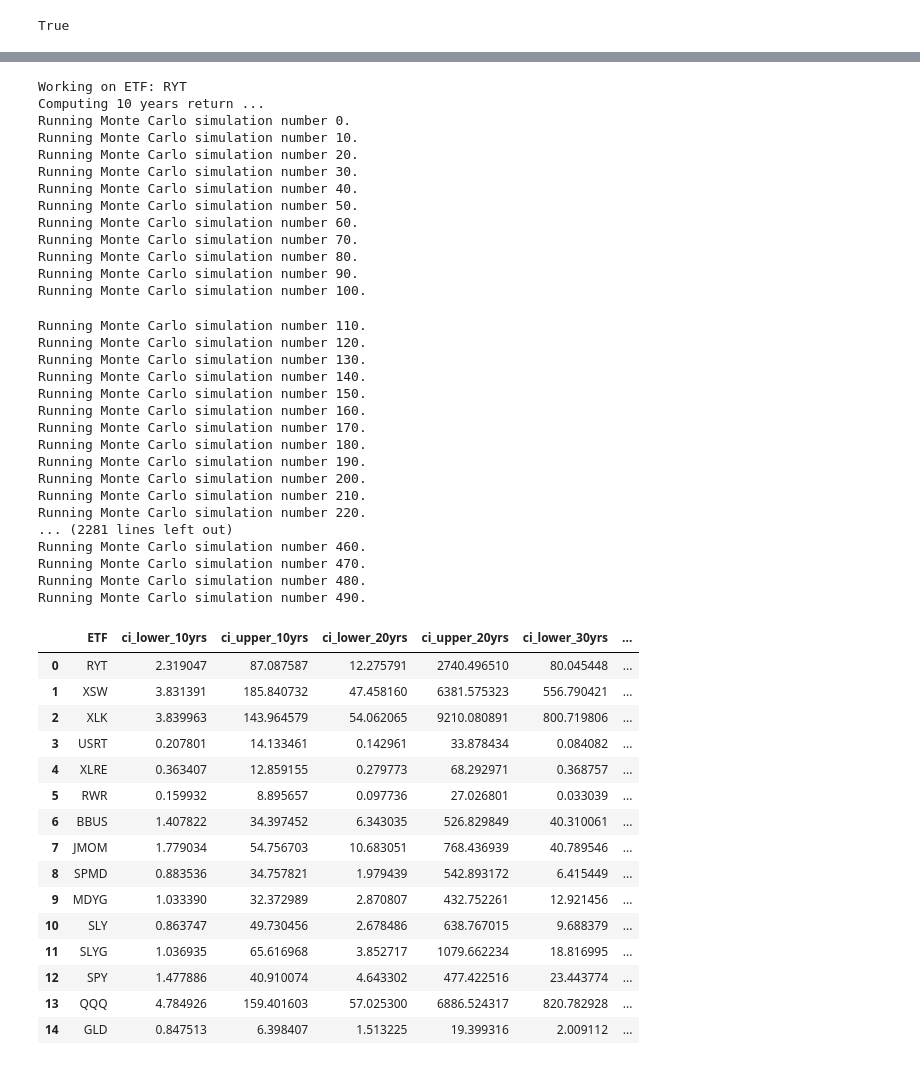
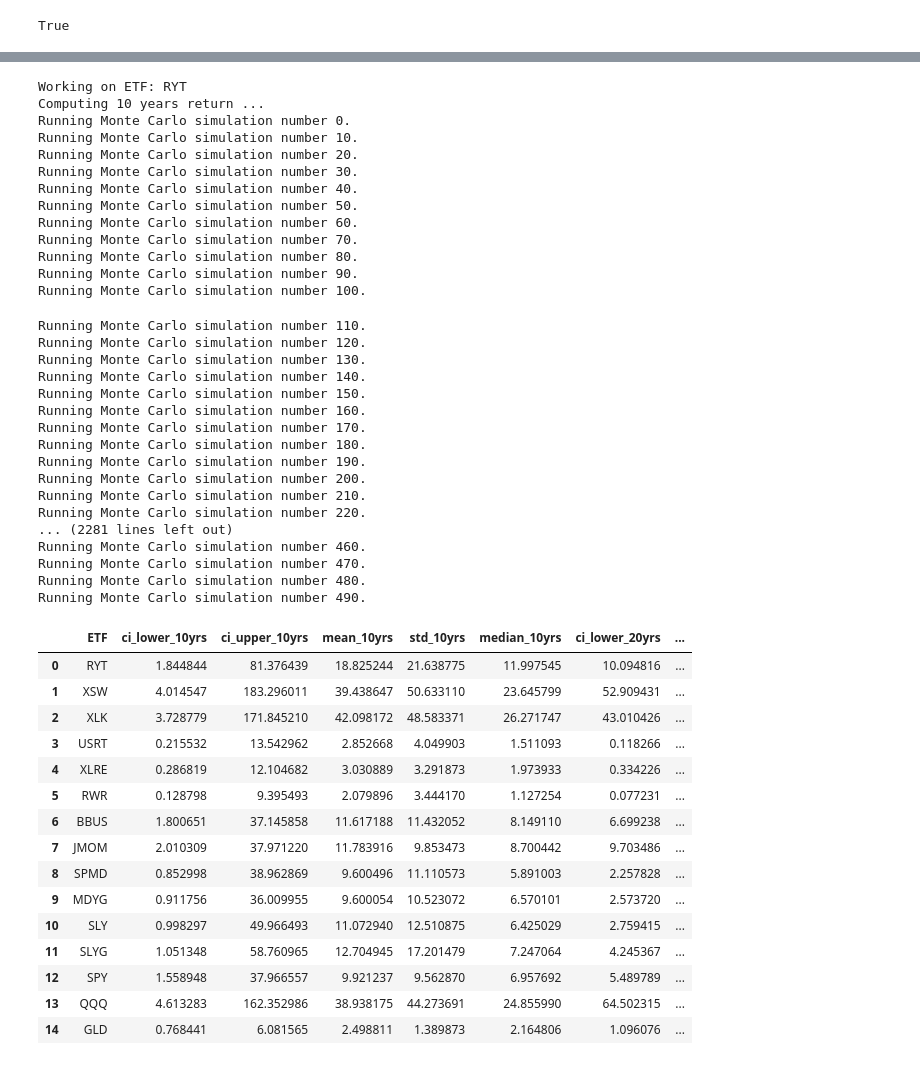
Before and after one commit to mingluuu/ETF_Portfolio_Top_Performers, a Jupyter notebook: MC_hist_data_analysis.ipynb, the cells around one changed output, grey strips where cells are left out. Saved outputs shown, nothing was run; the diff lists cells and outputs as text; code cells hidden in the pictures.

Commit message:
updated code to return not only 95% confidence interval but also mean, std and median

```diff
--- a/MC_hist_data_analysis.ipynb
+++ b/MC_hist_data_analysis.ipynb
@@ -72,10 +72,13 @@ def performance_forecast(etf_df, sim_num=500, term=10):
         num_simulation = sim_num,
         num_trading_days = 252*term)
     cum_return = MC_sim.summarize_cumulative_return()
+    mean = cum_return[1]
+    std = cum_return[2]
+    median = cum_return[5]
     ci_lower = cum_return[8]
     ci_upper = cum_return[9]
 
-    return ci_lower, ci_upper
+    return ci_lower, ci_upper, mean, std, median
 # %%
 # Load etf list from csv
 csv_path = Path('./Resources/etf_list.csv')
@@ -87,10 +90,19 @@ etf_list_3extra = ["SPY", "QQQ", "GLD"]
 etf_final_list = []
 ci_lower_10yrs_list = []
 ci_upper_10yrs_list = []
+mean_10yrs_list = []
+std_10yrs_list = []
+median_10yrs_list =[]
 ci_lower_20yrs_list = []
 ci_upper_20yrs_list = []
+mean_20yrs_list = []
+std_20yrs_list = []
+median_20yrs_list =[]
 ci_lower_30yrs_list = []
 ci_upper_30yrs_list = []
+mean_30yrs_list = []
+std_30yrs_list = []
+median_30yrs_list =[]
 
 # Loop over etf list and compute Confidence Interval for each etf
 for i in range(len(etf_list)):
@@ -99,19 +111,29 @@ for i in range(len(etf_list)):
     etf_df = df_hist_data.loc[:,[current_etf]]
     # Do 10, 20, 30 years MC for current etf respectively
     print("Computing 10 years return ... ")
-    ci_lower_10yrs, ci_upper_10yrs = performance_forecast(etf_df, sim_num=500, term=10)
+    ci_lower_10yrs, ci_upper_10yrs, mean_10yrs, std_10yrs, median_10yrs = performance_forecast(etf_df, sim_num=500, term=10)
     print("Computing 20 years return ... ")
-    ci_lower_20yrs, ci_upper_20yrs = performance_forecast(etf_df, sim_num=500, term=20)
+    ci_lower_20yrs, ci_upper_20yrs, mean_20yrs, std_20yrs, median_20yrs = performance_forecast(etf_df, sim_num=500, term=20)
     print("Computing 30 years return ... ")
-    ci_lower_30yrs, ci_upper_30yrs = performance_forecast(etf_df, sim_num=500, term=30)
+    ci_lower_30yrs, ci_upper_30yrs, mean_30yrs, std_30yrs, median_30yrs = performance_forecast(etf_df, sim_num=500, term=30)
+
     # Store results into list
     etf_final_list.append(current_etf)
     ci_lower_10yrs_list.append(ci_lower_10yrs)
     ci_upper_10yrs_list.append(ci_upper_10yrs)
+    mean_10yrs_list.append(mean_10yrs)
+    std_10yrs_list.append(std_10yrs)
+    median_10yrs_list.append(median_10yrs)
     ci_lower_20yrs_list.append(ci_lower_20yrs)
     ci_upper_20yrs_list.append(ci_upper_20yrs)
+    mean_20yrs_list.append(mean_20yrs)
+    std_20yrs_list.append(std_20yrs)
+    median_20yrs_list.append(median_20yrs)
     ci_lower_30yrs_list.append(ci_lower_30yrs)
     ci_upper_30yrs_list.append(ci_upper_30yrs)
+    mean_30yrs_list.append(mean_30yrs)
+    std_30yrs_list.append(std_30yrs)
+    median_30yrs_list.append(median_30yrs)
 
 # Loop over 3 extra etf and compute Confidence Interval for each etf
 for i in range(len(etf_list_3extra)):
@@ -120,78 +142,97 @@ for i in range(len(etf_list_3extra)):
     etf_df = df_hist_data.loc[:,[current_etf]]
     # Do 10, 20, 30 years MC for current etf respectively
     print("Computing 10 years return ... ")
-    ci_lower_10yrs, ci_upper_10yrs = performance_forecast(etf_df, sim_num=500, term=10)
+    ci_lower_10yrs, ci_upper_10yrs, mean_10yrs, std_10yrs, median_10yrs = performance_forecast(etf_df, sim_num=500, term=10)
     print("Computing 20 years return ... ")
-    ci_lower_20yrs, ci_upper_20yrs = performance_forecast(etf_df, sim_num=500, term=20)
+    ci_lower_20yrs, ci_upper_20yrs, mean_20yrs, std_20yrs, median_20yrs = performance_forecast(etf_df, sim_num=500, term=20)
     print("Computing 30 years return ... ")
-    ci_lower_30yrs, ci_upper_30yrs = performance_forecast(etf_df, sim_num=500, term=30)
+    ci_lower_30yrs, ci_upper_30yrs, mean_30yrs, std_30yrs, median_30yrs = performance_forecast(etf_df, sim_num=500, term=30)
+
     # Store results into list
     etf_final_list.append(current_etf)
     ci_lower_10yrs_list.append(ci_lower_10yrs)
     ci_upper_10yrs_list.append(ci_upper_10yrs)
+    mean_10yrs_list.append(mean_10yrs)
+    std_10yrs_list.append(std_10yrs)
+    median_10yrs_list.append(median_10yrs)
     ci_lower_20yrs_list.append(ci_lower_20yrs)
     ci_upper_20yrs_list.append(ci_upper_20yrs)
+    mean_20yrs_list.append(mean_20yrs)
+    std_20yrs_list.append(std_20yrs)
+    median_20yrs_list.append(median_20yrs)
     ci_lower_30yrs_list.append(ci_lower_30yrs)
     ci_upper_30yrs_list.append(ci_upper_30yrs)
+    mean_30yrs_list.append(mean_30yrs)
+    std_30yrs_list.append(std_30yrs)
+    median_30yrs_list.append(median_30yrs)
 
 # Create ETF performance datafram
 etf_performance_df = pd.DataFrame()
 etf_performance_df['ETF'] = etf_final_list
 etf_performance_df['ci_lower_10yrs'] = ci_lower_10yrs_list
 etf_performance_df['ci_upper_10yrs'] = ci_upper_10yrs_list
+etf_performance_df['mean_10yrs'] = mean_10yrs_list
+etf_performance_df['std_10yrs'] = std_10yrs_list
+etf_performance_df['median_10yrs'] = median_10yrs_list
 etf_performance_df['ci_lower_20yrs'] = ci_lower_20yrs_list
 etf_performance_df['ci_upper_20yrs'] = ci_upper_20yrs_list
+etf_performance_df['mean_20yrs'] = mean_20yrs_list
+etf_performance_df['std_20yrs'] = std_20yrs_list
+etf_performance_df['median_20yrs'] = median_20yrs_list
 etf_performance_df['ci_lower_30yrs'] = ci_lower_30yrs_list
 etf_performance_df['ci_upper_30yrs'] = ci_upper_30yrs_list
+etf_performance_df['mean_30yrs'] = mean_30yrs_list
+etf_performance_df['std_30yrs'] = std_30yrs_list
+etf_performance_df['median_30yrs'] = median_30yrs_list
 
 etf_performance_df
 # %% [output]
 Working on ETF: RYT
 Computing 10 years return ...
 Running Monte Carlo simulation number 0.
 Running Monte Carlo simulation number 10.
 Running Monte Carlo simulation number 20.
 Running Monte Carlo simulation number 30.
 Running Monte Carlo simulation number 40.
 Running Monte Carlo simulation number 50.
 Running Monte Carlo simulation number 60.
 Running Monte Carlo simulation number 70.
 Running Monte Carlo simulation number 80.
 Running Monte Carlo simulation number 90.
 Running Monte Carlo simulation number 100.
 Running Monte Carlo simulation number 110.
 Running Monte Carlo simulation number 120.
 Running Monte Carlo simulation number 130.
 Running Monte Carlo simulation number 140.
 Running Monte Carlo simulation number 150.
 Running Monte Carlo simulation number 160.
 Running Monte Carlo simulation number 170.
 Running Monte Carlo simulation number 180.
 Running Monte Carlo simulation number 190.
 Running Monte Carlo simulation number 200.
 Running Monte Carlo simulation number 210.
 Running Monte Carlo simulation number 220.
 ... (2281 lines left out)
 Running Monte Carlo simulation number 460.
 Running Monte Carlo simulation number 470.
 Running Monte Carlo simulation number 480.
 Running Monte Carlo simulation number 490.
-|  | ETF | ci_lower_10yrs | ci_upper_10yrs | ci_lower_20yrs | ci_upper_20yrs | ci_lower_30yrs | ... |
-| 0 | RYT | 2.319047 | 87.087587 | 12.275791 | 2740.496510 | 80.045448 | ... |
-| 1 | XSW | 3.831391 | 185.840732 | 47.458160 | 6381.575323 | 556.790421 | ... |
-| 2 | XLK | 3.839963 | 143.964579 | 54.062065 | 9210.080891 | 800.719806 | ... |
-| 3 | USRT | 0.207801 | 14.133461 | 0.142961 | 33.878434 | 0.084082 | ... |
-| 4 | XLRE | 0.363407 | 12.859155 | 0.279773 | 68.292971 | 0.368757 | ... |
-| 5 | RWR | 0.159932 | 8.895657 | 0.097736 | 27.026801 | 0.033039 | ... |
-| 6 | BBUS | 1.407822 | 34.397452 | 6.343035 | 526.829849 | 40.310061 | ... |
-| 7 | JMOM | 1.779034 | 54.756703 | 10.683051 | 768.436939 | 40.789546 | ... |
-| 8 | SPMD | 0.883536 | 34.757821 | 1.979439 | 542.893172 | 6.415449 | ... |
-| 9 | MDYG | 1.033390 | 32.372989 | 2.870807 | 432.752261 | 12.921456 | ... |
-| 10 | SLY | 0.863747 | 49.730456 | 2.678486 | 638.767015 | 9.688379 | ... |
-| 11 | SLYG | 1.036935 | 65.616968 | 3.852717 | 1079.662234 | 18.816995 | ... |
-| 12 | SPY | 1.477886 | 40.910074 | 4.643302 | 477.422516 | 23.443774 | ... |
-| 13 | QQQ | 4.784926 | 159.401603 | 57.025300 | 6886.524317 | 820.782928 | ... |
-| 14 | GLD | 0.847513 | 6.398407 | 1.513225 | 19.399316 | 2.009112 | ... |
+|  | ETF | ci_lower_10yrs | ci_upper_10yrs | mean_10yrs | std_10yrs | median_10yrs | ci_lower_20yrs | ... |
+| 0 | RYT | 1.844844 | 81.376439 | 18.825244 | 21.638775 | 11.997545 | 10.094816 | ... |
+| 1 | XSW | 4.014547 | 183.296011 | 39.438647 | 50.633110 | 23.645799 | 52.909431 | ... |
+| 2 | XLK | 3.728779 | 171.845210 | 42.098172 | 48.583371 | 26.271747 | 43.010426 | ... |
+| 3 | USRT | 0.215532 | 13.542962 | 2.852668 | 4.049903 | 1.511093 | 0.118266 | ... |
+| 4 | XLRE | 0.286819 | 12.104682 | 3.030889 | 3.291873 | 1.973933 | 0.334226 | ... |
+| 5 | RWR | 0.128798 | 9.395493 | 2.079896 | 3.444170 | 1.127254 | 0.077231 | ... |
+| 6 | BBUS | 1.800651 | 37.145858 | 11.617188 | 11.432052 | 8.149110 | 6.699238 | ... |
+| 7 | JMOM | 2.010309 | 37.971220 | 11.783916 | 9.853473 | 8.700442 | 9.703486 | ... |
+| 8 | SPMD | 0.852998 | 38.962869 | 9.600496 | 11.110573 | 5.891003 | 2.257828 | ... |
+| 9 | MDYG | 0.911756 | 36.009955 | 9.600054 | 10.523072 | 6.570101 | 2.573720 | ... |
+| 10 | SLY | 0.998297 | 49.966493 | 11.072940 | 12.510875 | 6.425029 | 2.759415 | ... |
+| 11 | SLYG | 1.051348 | 58.760965 | 12.704945 | 17.201479 | 7.247064 | 4.245367 | ... |
+| 12 | SPY | 1.558948 | 37.966557 | 9.921237 | 9.562870 | 6.957692 | 5.489789 | ... |
+| 13 | QQQ | 4.613283 | 162.352986 | 38.938175 | 44.273691 | 24.855990 | 64.502315 | ... |
+| 14 | GLD | 0.768441 | 6.081565 | 2.498811 | 1.389873 | 2.164806 | 1.096076 | ... |
 # %%
 # Review ETF performance dataframe
 etf_performance_df
```
Also changed, not shown: parts of 3 cells of this notebook.
